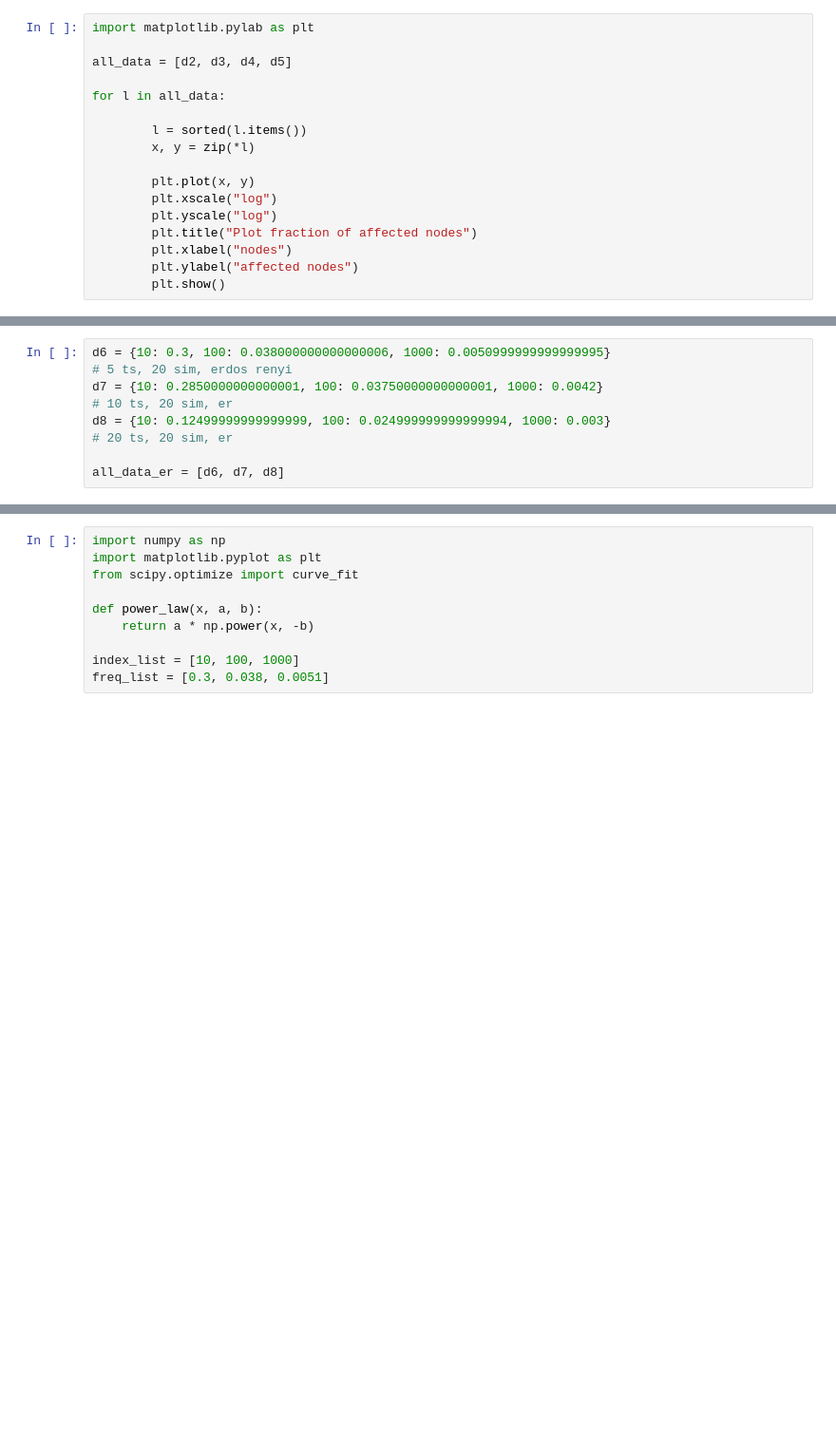
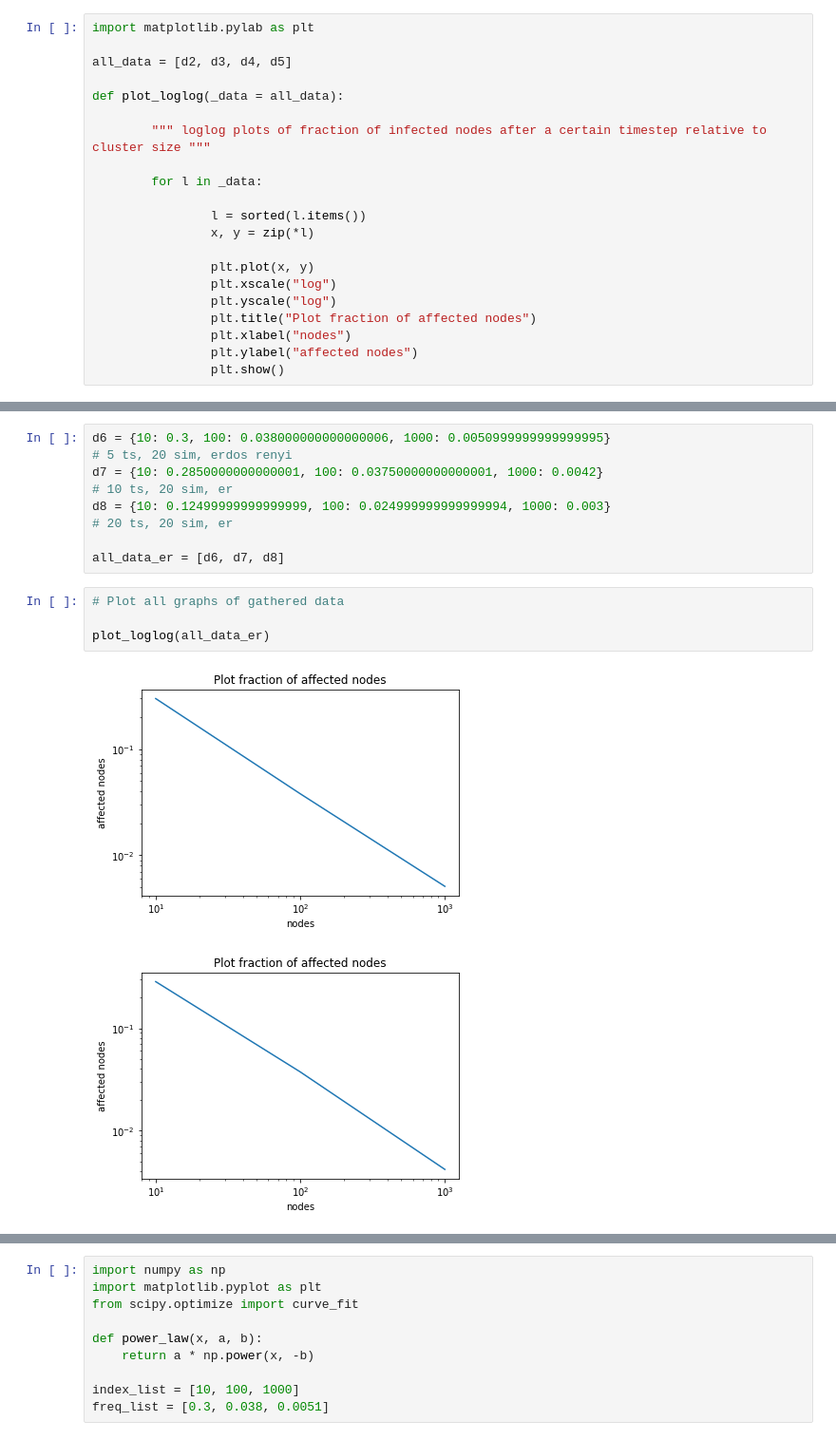
Before and after one commit to vdesgrange/css-2022, a Jupyter notebook: SIROD/notebooks/powerlaw.ipynb, the cells around one changed output, grey strips where cells are left out. Shown: that part at 95% size. Cells and saved outputs as stored; diff of their text form; blank space fills up the shorter version.

```diff
--- a/SIROD/notebooks/powerlaw.ipynb
+++ b/SIROD/notebooks/powerlaw.ipynb
@@ -25,15 +25,19 @@ import matplotlib.pylab as plt
 
 all_data = [d2, d3, d4, d5]
 
-for l in all_data:
+def plot_loglog(_data = all_data):
 
-        l = sorted(l.items())
-        x, y = zip(*l)
+        """ loglog plots of fraction of infected nodes after a certain timestep relative to cluster size """
 
-        plt.plot(x, y)
-        plt.xscale("log")
-        plt.yscale("log")
-        plt.title("Plot fraction of affected nodes")
-        plt.xlabel("nodes")
-        plt.ylabel("affected nodes")
-        plt.show()
+        for l in _data:
+
+                l = sorted(l.items())
+                x, y = zip(*l)
+
+                plt.plot(x, y)
+                plt.xscale("log")
+                plt.yscale("log")
+                plt.title("Plot fraction of affected nodes")
+                plt.xlabel("nodes")
+                plt.ylabel("affected nodes")
+                plt.show()
@@ -53,3 +61,10 @@ d8 = {10: 0.12499999999999999, 100: 0.024999999999999994, 1000: 0.003}
 # 20 ts, 20 sim, er
 
 all_data_er = [d6, d7, d8]
+# %%
+# Plot all graphs of gathered data
+
+plot_loglog(all_data_er)
+# %% [output]
+[figure, added]
+[figure, added]
```
Also changed, not shown: parts of 5 cells of this notebook.
